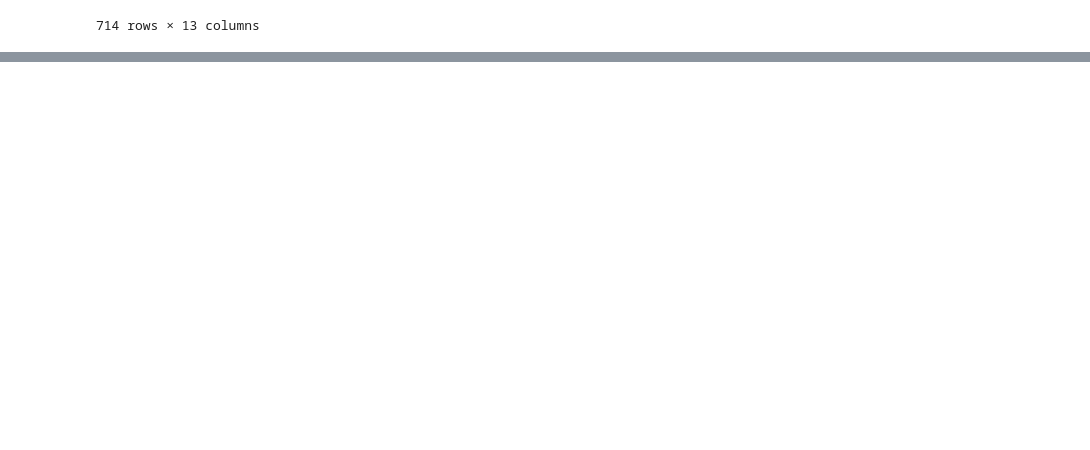
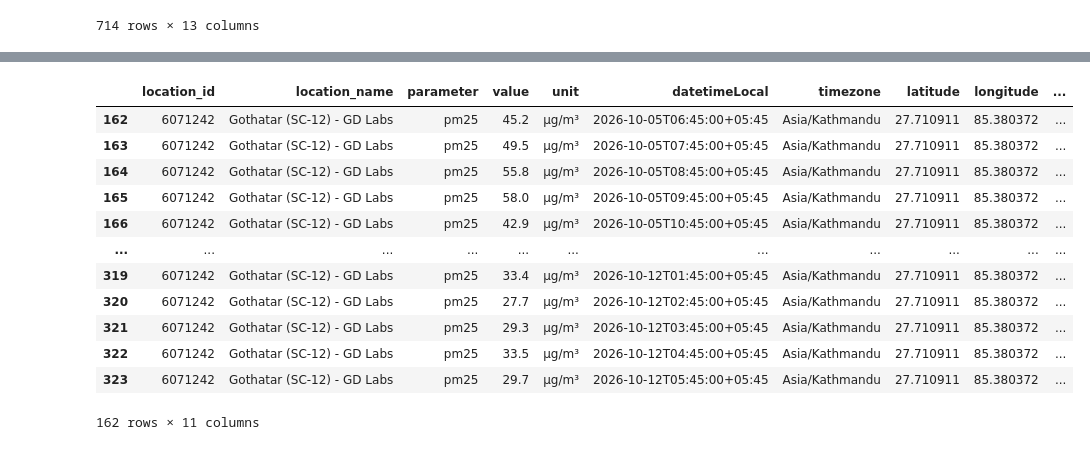
Before and after one commit to Laxmination/Kathmandu-PM2.5-Forecasting, a Jupyter notebook: OpenAQdatasetCleaning/Gothatar Data Clean.ipynb, the cells around one changed output, grey strips where cells are left out. Drawn from its saved outputs; the diff is of its cells as text; code cells hidden in the pictures; blank space fills up the shorter version.

```diff
--- a/OpenAQdatasetCleaning/Gothatar Data Clean.ipynb
+++ b/OpenAQdatasetCleaning/Gothatar Data Clean.ipynb
@@ -208,0 +268,17 @@ cleaned1.to_csv('cleaned_GothatarLast30days.csv', index=False)
+# %%
+cleaned2 = cleaned2[cleaned2['parameter']=='pm25']
+cleaned2
+# %% [output]
+|  | location_id | location_name | parameter | value | unit | datetimeLocal | timezone | latitude | longitude | ... |
+| 162 | 6071242 | Gothatar (SC-12) - GD Labs | pm25 | 45.2 | µg/m³ | 2026-10-05T06:45:00+05:45 | Asia/Kathmandu | 27.710911 | 85.380372 | ... |
+| 163 | 6071242 | Gothatar (SC-12) - GD Labs | pm25 | 49.5 | µg/m³ | 2026-10-05T07:45:00+05:45 | Asia/Kathmandu | 27.710911 | 85.380372 | ... |
+| 164 | 6071242 | Gothatar (SC-12) - GD Labs | pm25 | 55.8 | µg/m³ | 2026-10-05T08:45:00+05:45 | Asia/Kathmandu | 27.710911 | 85.380372 | ... |
+| 165 | 6071242 | Gothatar (SC-12) - GD Labs | pm25 | 58.0 | µg/m³ | 2026-10-05T09:45:00+05:45 | Asia/Kathmandu | 27.710911 | 85.380372 | ... |
+| 166 | 6071242 | Gothatar (SC-12) - GD Labs | pm25 | 42.9 | µg/m³ | 2026-10-05T10:45:00+05:45 | Asia/Kathmandu | 27.710911 | 85.380372 | ... |
+| ... | ... | ... | ... | ... | ... | ... | ... | ... | ... | ... |
+| 319 | 6071242 | Gothatar (SC-12) - GD Labs | pm25 | 33.4 | µg/m³ | 2026-10-12T01:45:00+05:45 | Asia/Kathmandu | 27.710911 | 85.380372 | ... |
+| 320 | 6071242 | Gothatar (SC-12) - GD Labs | pm25 | 27.7 | µg/m³ | 2026-10-12T02:45:00+05:45 | Asia/Kathmandu | 27.710911 | 85.380372 | ... |
+| 321 | 6071242 | Gothatar (SC-12) - GD Labs | pm25 | 29.3 | µg/m³ | 2026-10-12T03:45:00+05:45 | Asia/Kathmandu | 27.710911 | 85.380372 | ... |
+| 322 | 6071242 | Gothatar (SC-12) - GD Labs | pm25 | 33.5 | µg/m³ | 2026-10-12T04:45:00+05:45 | Asia/Kathmandu | 27.710911 | 85.380372 | ... |
+| 323 | 6071242 | Gothatar (SC-12) - GD Labs | pm25 | 29.7 | µg/m³ | 2026-10-12T05:45:00+05:45 | Asia/Kathmandu | 27.710911 | 85.380372 | ... |
+162 rows × 11 columns
```
Also changed, not shown: parts of 6 cells of this notebook, 3 other files.
